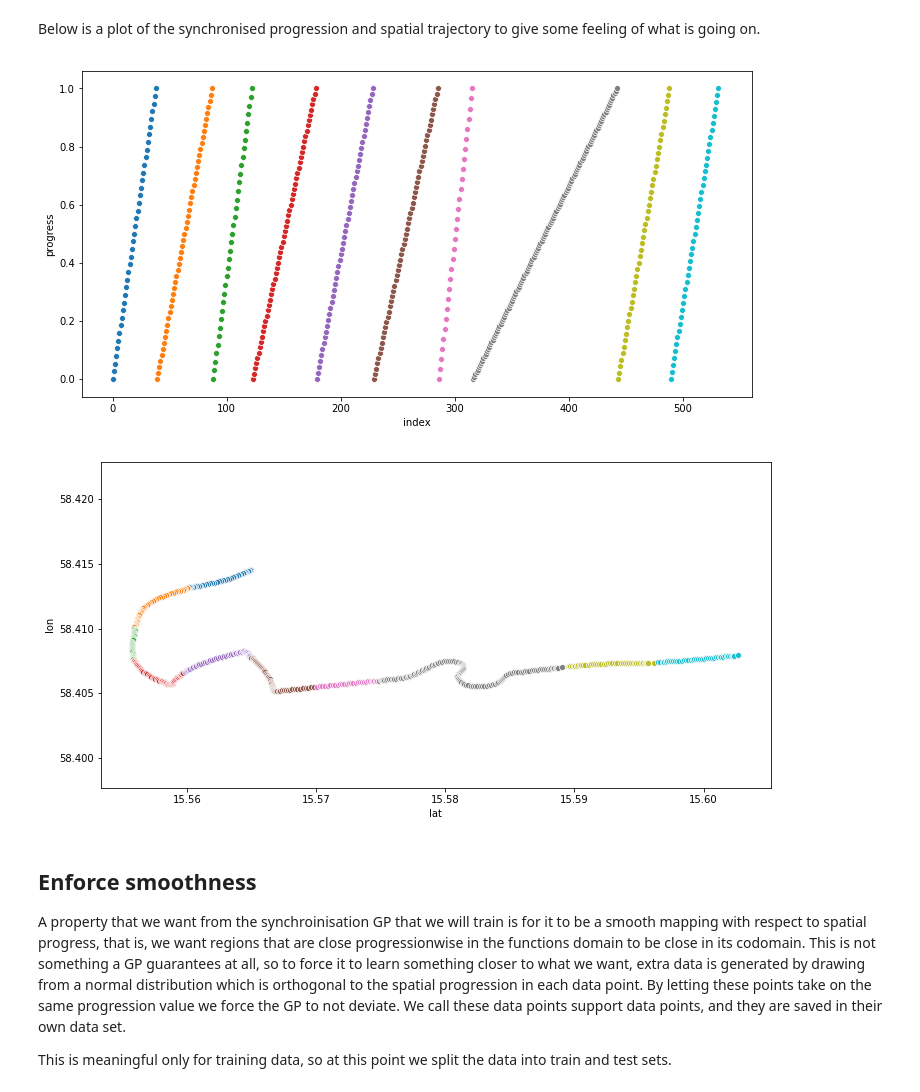
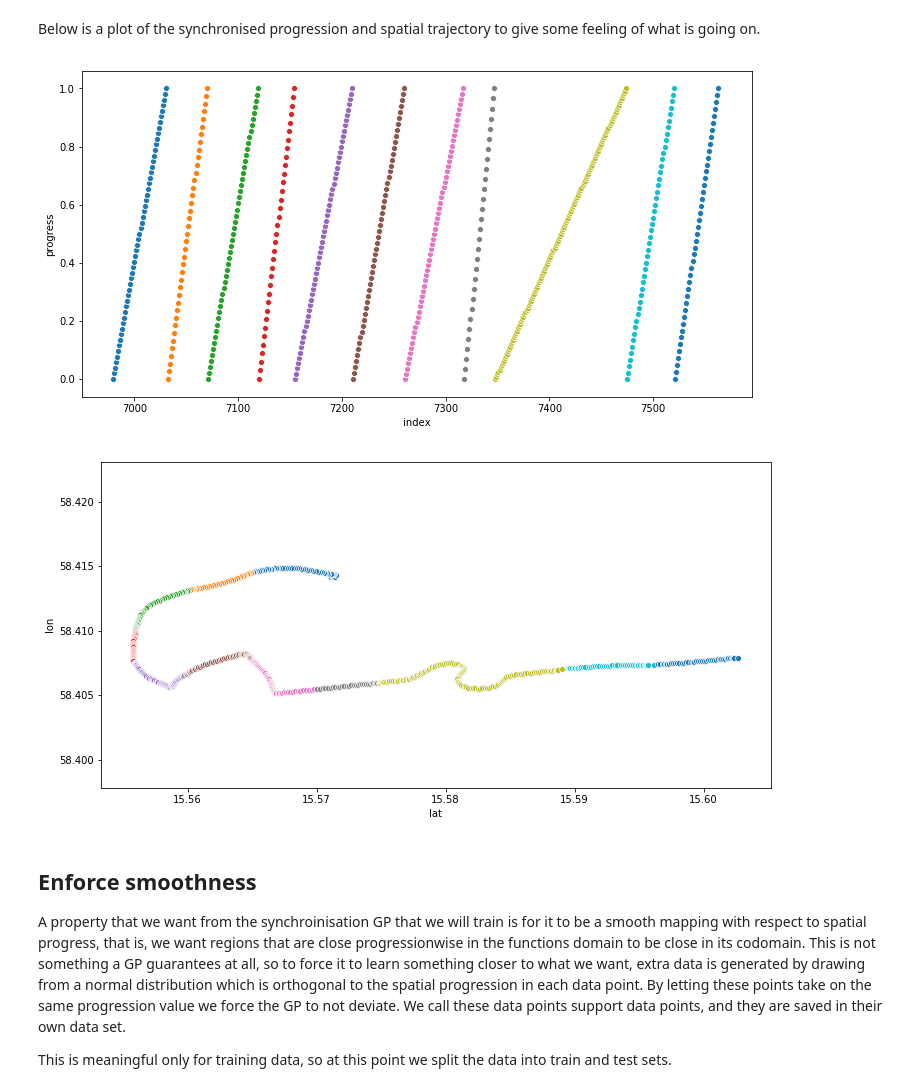
Before and after one commit to M20190649/TDDE19-bus-arrival-time, a Jupyter notebook: GP/Arrival Time Prediction 1 - Pre Processing.ipynb, the cells around one changed output. Saved outputs shown, nothing was run; the diff lists cells and outputs as text; code cells hidden in the pictures.

```diff
--- a/GP/Arrival Time Prediction 1 - Pre Processing.ipynb
+++ b/GP/Arrival Time Prediction 1 - Pre Processing.ipynb
@@ -15,13 +15,14 @@ import pickle
 from datetime import datetime
 from functools import reduce
 import plot
+from IPython.display import display, clear_output
 
 data = pd.read_csv('./../../bus203_all.csv')
 n_journeys = list(data.journey_number.unique())
 n_journeys_to_use = len(n_journeys)
 np.random.seed(12345)
-journeys_to_use = frozenset(np.random.choice(n_journeys, size=n_journeys_to_use))
+journeys_to_use = frozenset(np.random.choice(n_journeys, size=n_journeys_to_use, replace=False))
 data = data[data.journey_number.transform(lambda j: j in journeys_to_use)]
-data = data[data.segment_number > 1]
+#data = data[data.segment_number > 1]
 
 data.head()
@@ -110,8 +118,7 @@ t0 = time.time()
 delta = 4e-3 # approx. 4 metres
 output = []
 buffer = [ data.iloc[0] ]
-for current in data.itertuples():
-    if current.Index == 0: continue
+for i, current in enumerate(data.itertuples()):
 
     distance = haversine(current.lat, current.lon, buffer[-1].lat, buffer[-1].lon)
 
@@ -120,9 +127,10 @@ for current in data.itertuples():
         buffer.clear()
 
     buffer.append(current)
+    if i % 1000 == 0:
+        clear_output(wait=True)
+        display('processed row ' + str(i) + ' out of ' + str(data.shape[0]))
 
-    if current.Index == 10:
-        break
 
 if len(buffer) > 0:
     output.append(compress(buffer))
@@ -171,7 +180,7 @@ tn = 0
 seg0 = 0
 segn = 0
 traj = sdata
-for i, d in sdata.iterrows():
+for i, d in enumerate(sdata.itertuples()):
     if d.traj > cur_traj:
         cur_seg = 0
         cur_traj = d.traj
@@ -187,6 +196,10 @@ for i, d in sdata.iterrows():
     time_left.iloc[i] = (tn - d.timestamp).seconds
     progress.iloc[i]  = (i - seg0) / (segn - 1)
 
+    if i % 1000 == 0:
+        clear_output(wait=True)
+        display('processed row ' + str(i) + ' out of ' + str(sdata.shape[0]))
+
 progress_data = pd.concat([
             compressed_data[['lat', 'lon', 'traj', 'seg', 'speed']],
             time_left,
@@ -200,14 +219,15 @@ KeyboardInterrupt:
 Below is a plot of the synchronised progression and spatial trajectory to give some feeling of what is going on.
 # %%
 #print(progress_data.traj.unique())
+progress_data.head()
 traj_to_plot = progress_data[progress_data.traj == 24]
 plot.traj_progress(traj_to_plot)
 # %% [output]
-[figure, old version]
+[figure, new version]
 # %%
 plot.traj_segments(traj_to_plot)
 # %% [output]
-[figure, old version]
+[figure, new version]
 # %% [markdown]
 ## Enforce smoothness
 A property that we want from the synchroinisation GP that we will train is for it to be a smooth mapping with respect to spatial progress, that is, we want regions that are close progressionwise in the functions domain to be close in its codomain. This is not something a GP guarantees at all, so to force it to learn something closer to what we want, extra data is generated by drawing from a normal distribution which is orthogonal to the spatial progression in each data point. By letting these points take on the same progression value we force the GP to not deviate. We call these data points support data points, and they are saved in their own data set.
```
Also changed, not shown: parts of 6 cells of this notebook, 4 other files.
